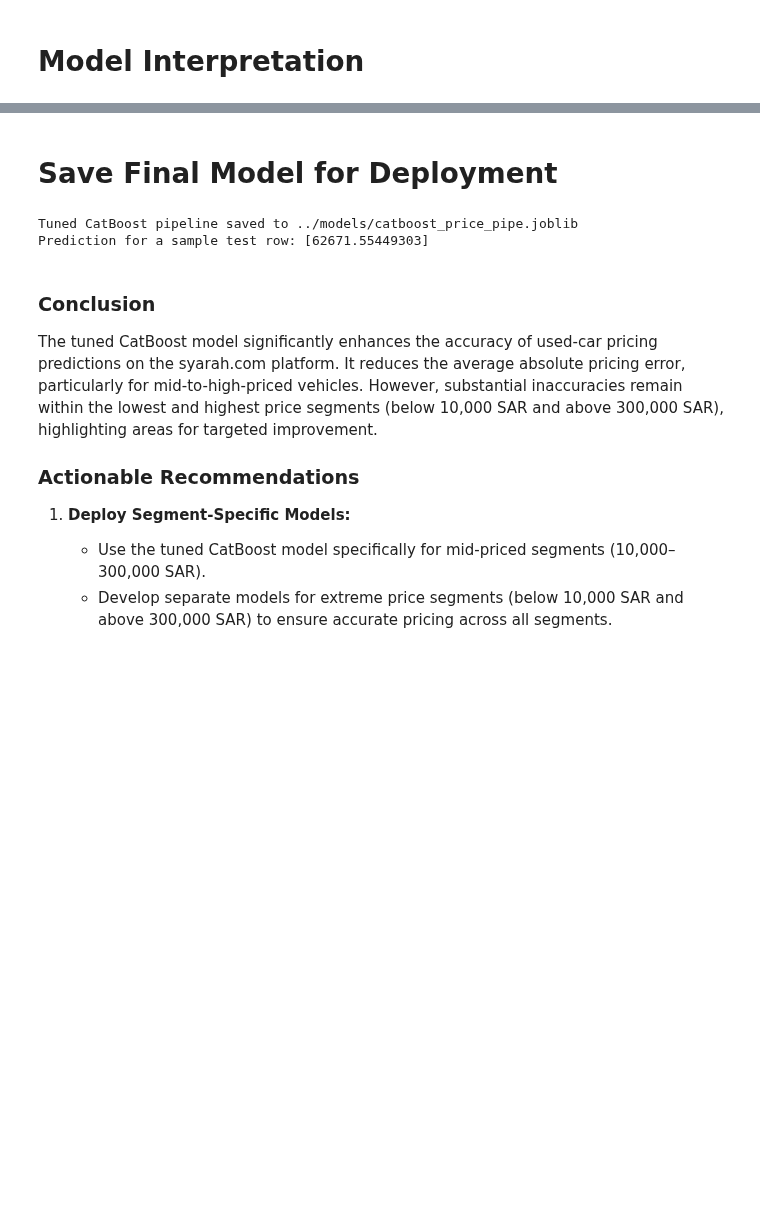
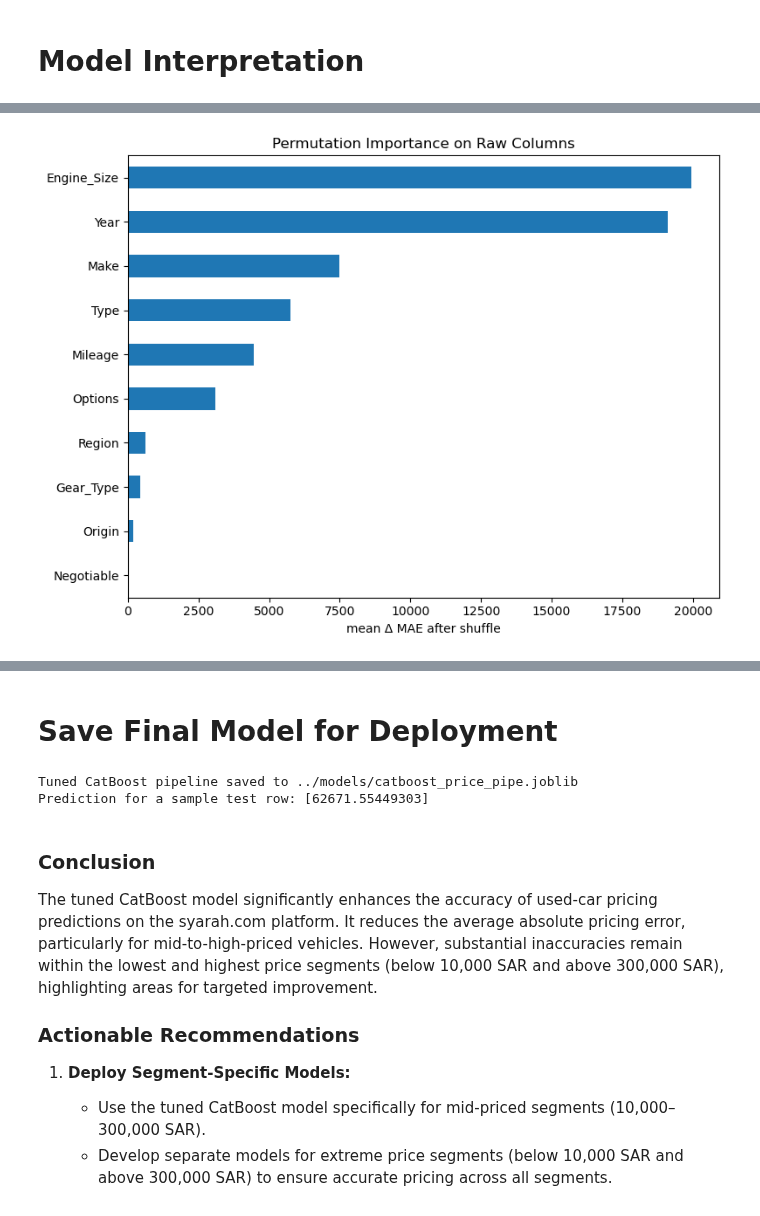
Before and after one commit to RioPramana21/Ctrl-Price-Taking-Control-of-Used-Car-Valuations-with-ML, a Jupyter notebook: code_files/5_modelling.ipynb, the cells around one changed output, grey strips where cells are left out. Saved outputs shown, nothing was run; the diff lists cells and outputs as text; code cells hidden in the pictures; blank space fills up the shorter version.

```diff
--- a/code_files/5_modelling.ipynb
+++ b/code_files/5_modelling.ipynb
@@ -375,0 +386,18 @@ shap.summary_plot(shap_vals[:, :-1], X_test_enc)
+# %%
+# ── 4) get model-agnostic permutation importance (on the raw X_test!) ────────
+#    this tells us which _raw_ columns the pipeline cares about most
+
+perm = permutation_importance(pipe, X_test, y_test,
+                              n_repeats=10,
+                              random_state=RANDOM_STATE,
+                              scoring='neg_mean_absolute_error')
+
+fi_perm = pd.Series(perm.importances_mean, index=X_test.columns).sort_values(ascending=True)
+plt.figure(figsize=(8,6))
+fi_perm.plot.barh()
+plt.title("Permutation Importance on Raw Columns")
+plt.xlabel("mean Δ MAE after shuffle")
+plt.tight_layout()
+plt.show()
+# %% [output]
+[figure, added]
```
Also changed, not shown: parts of 10 cells of this notebook.
